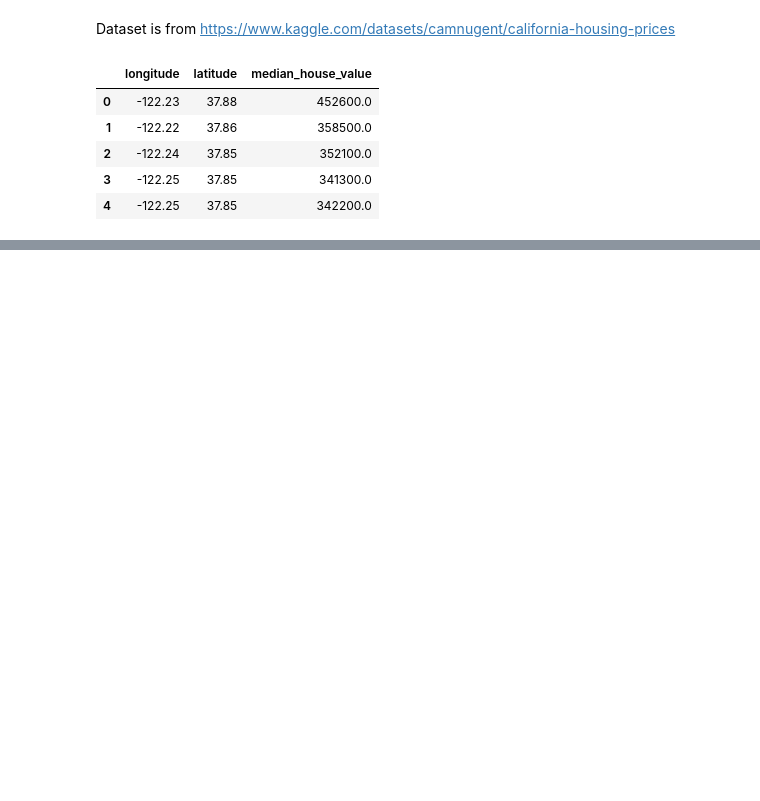
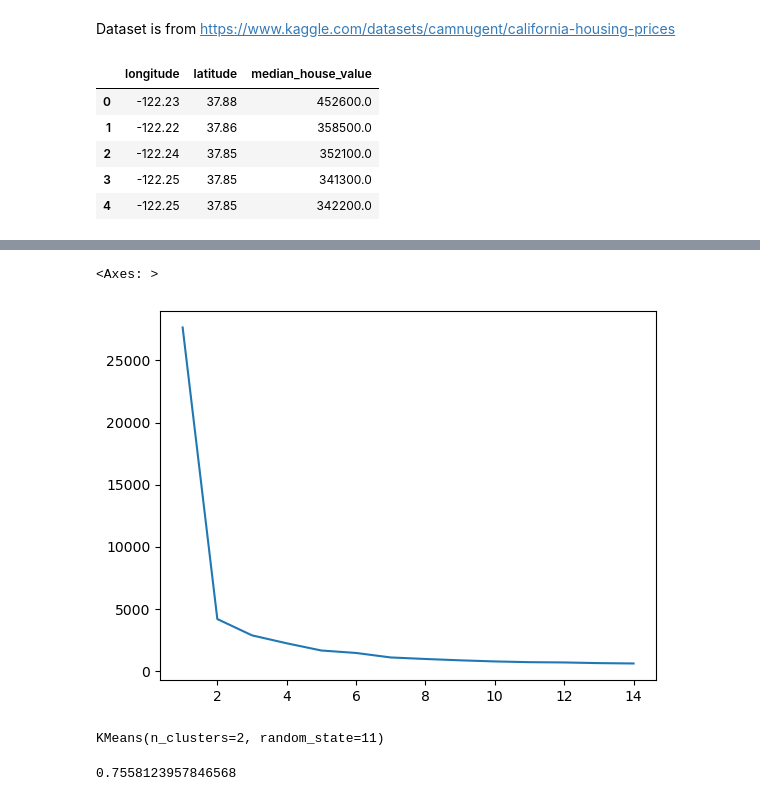
Before and after one commit to warnakulasuriya-fds-e23/EE7209MachineLearningCodes, a Jupyter notebook: workshop4/Workshop4.ipynb, the cells around one changed output, grey strips where cells are left out. Cells and saved outputs as stored; diff of their text form; code cells hidden in the pictures; blank space fills up the shorter version.

```diff
--- a/workshop4/Workshop4.ipynb
+++ b/workshop4/Workshop4.ipynb
@@ -19,0 +90,34 @@ df.head()
+# %%
+# Use Elbow Method to Select the best number of clusters for the problem
+
+K = range(1,15)
+fits = []
+score = []
+
+for k in K:
+    # train the model for the current value of k on training data
+    model = KMeans(n_clusters=k, random_state=11, n_init='auto').fit(X_train_scaled)
+
+    # append the model to fits
+    fits.append(model)
+
+    # append the silhoutte socre to scores
+    score.append(model.inertia_)
+# %%
+# Display the plot
+sns.lineplot(x = K , y = score)
+# %% [output]
+<Axes: >
+[figure, added]
+# %%
+# Use the selected k to train a new model
+# Model Implementation
+kmeans = KMeans(n_clusters= 2, random_state= 11, n_init='auto')
+kmeans.fit(X_train_scaled)
+# %% [output]
+KMeans(n_clusters=2, random_state=11)
+# %%
+# Calculate te Silhoutte Score
+silhouette_score(X_train_scaled, kmeans.labels_, metric='euclidean')
+# %% [output]
+0.7558123957846568
```
Also changed, not shown: parts of 15 cells of this notebook.
